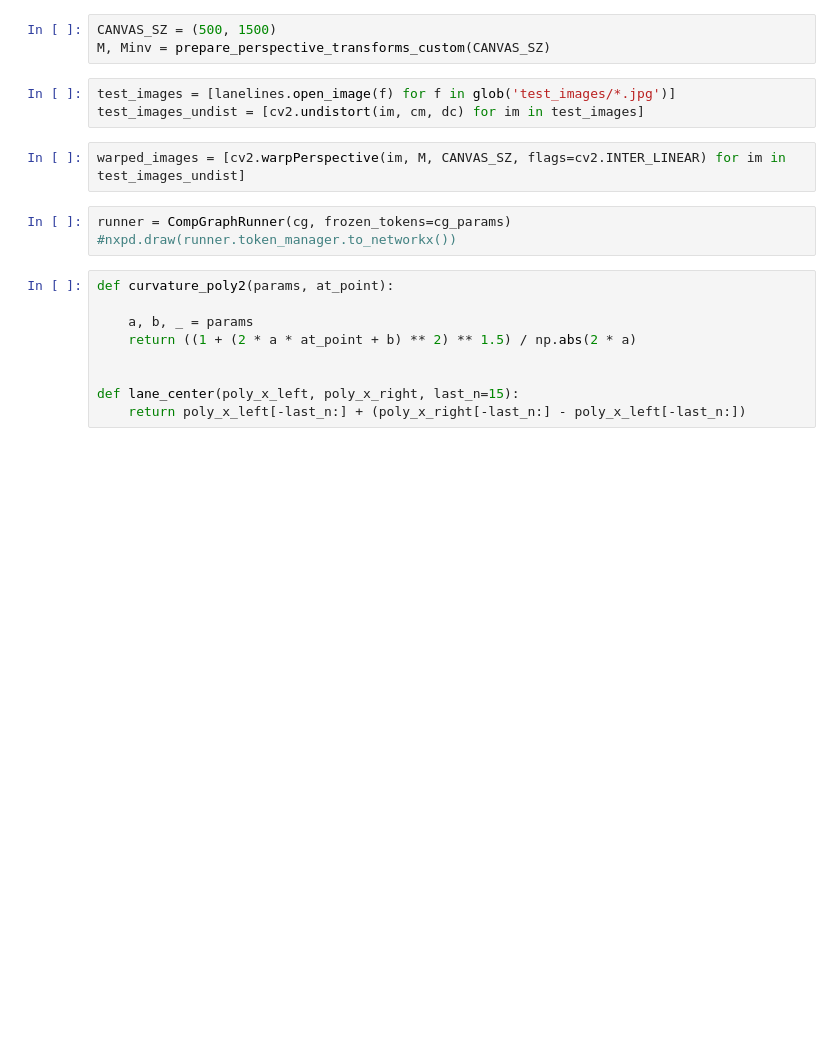
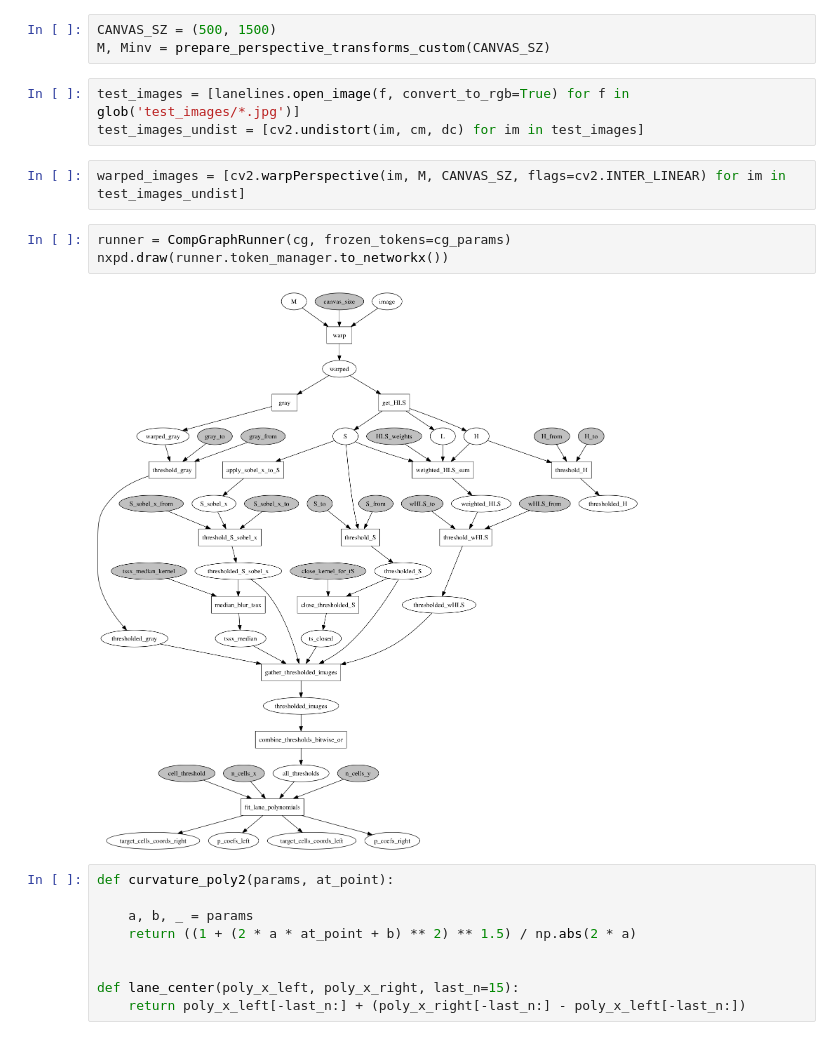
Before and after one commit to semeniuta/CarND-Advanced-Lane-Lines, a Jupyter notebook: 8_curvature_and_pos.ipynb, the cells around one changed output. Saved outputs shown, nothing was run; the diff lists cells and outputs as text; blank space fills up the shorter version.

```diff
--- a/8_curvature_and_pos.ipynb
+++ b/8_curvature_and_pos.ipynb
@@ -36,13 +36,15 @@ PIXELS_PER_METER = 420 / 3.7 # approximately
 CANVAS_SZ = (500, 1500)
 M, Minv = prepare_perspective_transforms_custom(CANVAS_SZ)
 # %%
-test_images = [lanelines.open_image(f) for f in glob('test_images/*.jpg')]
+test_images = [lanelines.open_image(f, convert_to_rgb=True) for f in glob('test_images/*.jpg')]
 test_images_undist = [cv2.undistort(im, cm, dc) for im in test_images]
 # %%
 warped_images = [cv2.warpPerspective(im, M, CANVAS_SZ, flags=cv2.INTER_LINEAR) for im in test_images_undist]
 # %%
 runner = CompGraphRunner(cg, frozen_tokens=cg_params)
-#nxpd.draw(runner.token_manager.to_networkx())
+nxpd.draw(runner.token_manager.to_networkx())
+# %% [output]
+[figure, added]
 # %%
 def curvature_poly2(params, at_point):
 
```
Also changed, not shown: parts of 20 cells of this notebook, 4 other files.
